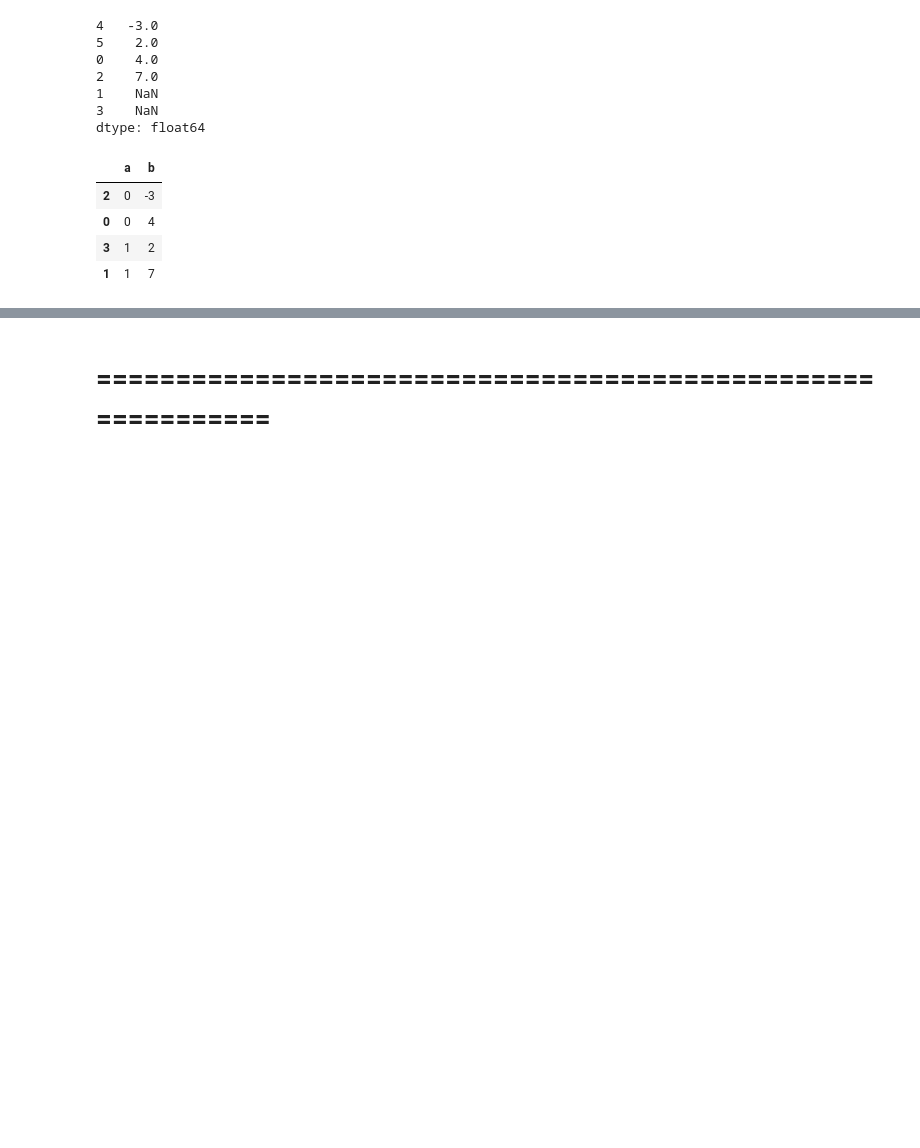
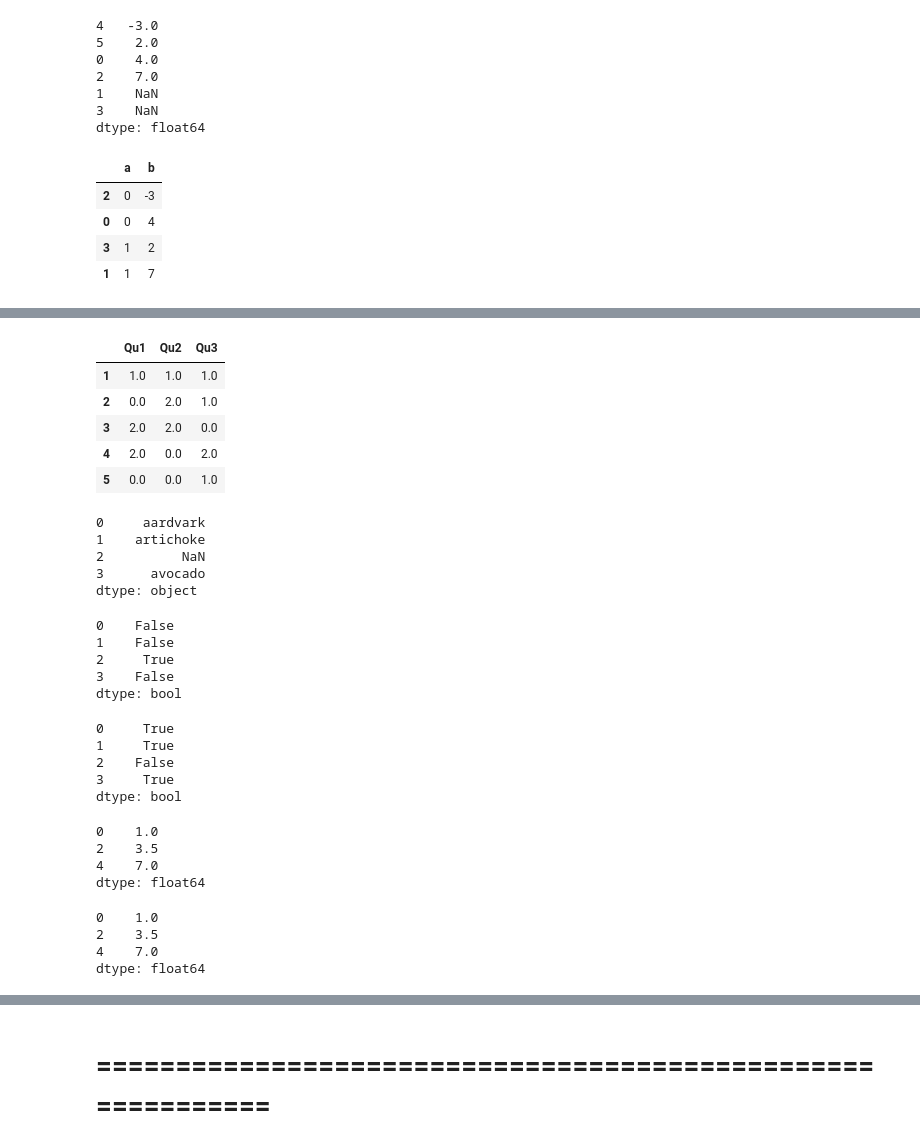
Before and after one commit to ruslanmasinjila/Applied_Data_Science_With_Python, a Jupyter notebook: Books/Python For Data Analysis/Chapter 5/chapter5.ipynb, the cells around one changed output, grey strips where cells are left out. Saved outputs shown, nothing was run; the diff lists cells and outputs as text; code cells hidden in the pictures; blank space fills up the shorter version.

```diff
--- a/Books/Python For Data Analysis/Chapter 5/chapter5.ipynb
+++ b/Books/Python For Data Analysis/Chapter 5/chapter5.ipynb
@@ -688,0 +800,56 @@ array([1, 5, 0, 3, 2, 4])
+# %%
+counts = data.apply(pd.value_counts).fillna(0)
+counts
+# %% [output]
+|  | Qu1 | Qu2 | Qu3 |
+| 1 | 1.0 | 1.0 | 1.0 |
+| 2 | 0.0 | 2.0 | 1.0 |
+| 3 | 2.0 | 2.0 | 0.0 |
+| 4 | 2.0 | 0.0 | 2.0 |
+| 5 | 0.0 | 0.0 | 1.0 |
+# %%
+# Missing data
+
+string_data = pd.Series(['aardvark', 'artichoke', np.nan, 'avocado'])
+string_data
+# %% [output]
+0     aardvark
+1    artichoke
+2          NaN
+3      avocado
+dtype: object
+# %%
+string_data.isnull()
+# %% [output]
+0    False
+1    False
+2     True
+3    False
+dtype: bool
+# %%
+string_data.notnull()
+# %% [output]
+0     True
+1     True
+2    False
+3     True
+dtype: bool
+# %%
+# dropna
+data = pd.Series([1, np.nan, 3.5, np.nan, 7])
+
+data.dropna()
+# %% [output]
+0    1.0
+2    3.5
+4    7.0
+dtype: float64
+# %%
+# Equivalent to
+
+data[data.notnull()]
+# %% [output]
+0    1.0
+2    3.5
+4    7.0
+dtype: float64
```
Also changed, not shown: parts of 23 cells of this notebook, 1 other file.
